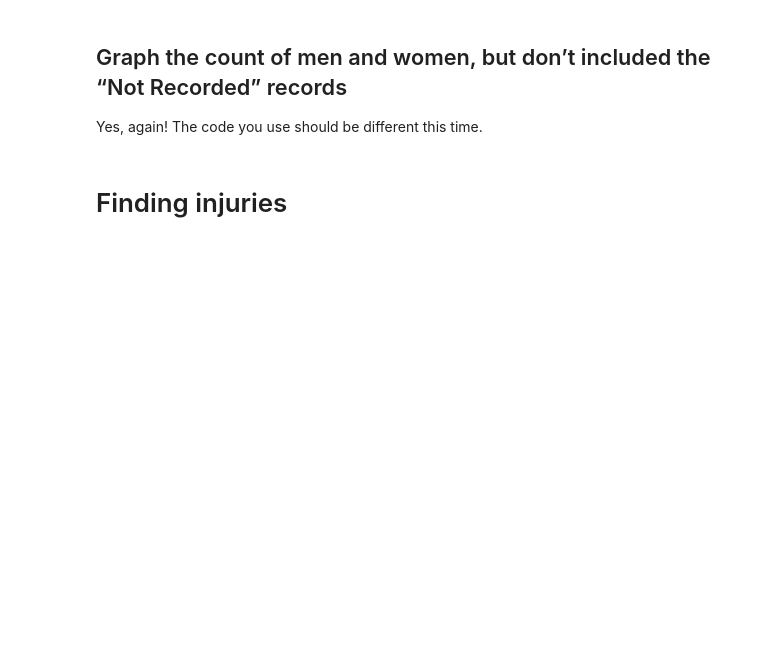
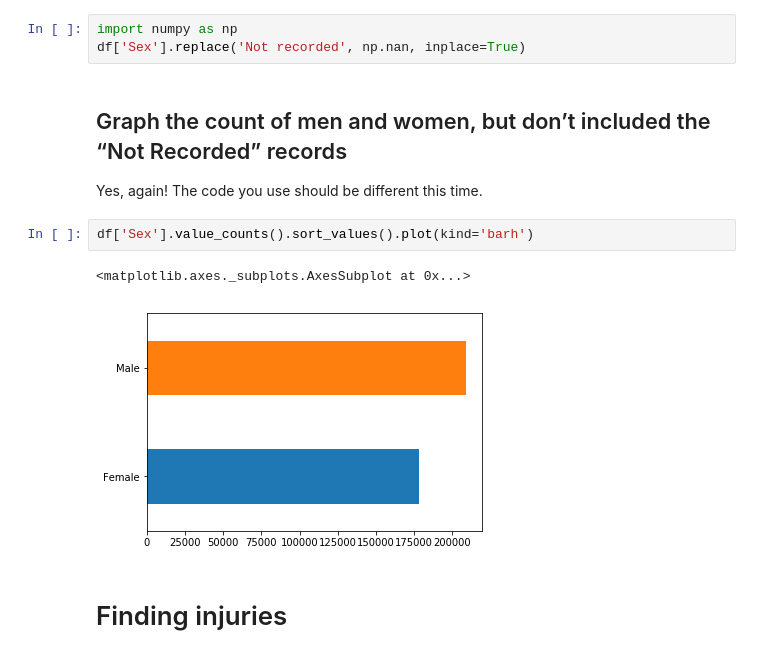
Before and after one commit to xeophin/lede-foundations, a Jupyter notebook: 06-classwork/NEISS - Question Set C.ipynb, the cells around one changed output. Drawn from its saved outputs; the diff is of its cells as text; blank space fills up the shorter version.

```diff
--- a/06-classwork/NEISS - Question Set C.ipynb
+++ b/06-classwork/NEISS - Question Set C.ipynb
@@ -83,10 +167,18 @@ It looks like bad data! Maybe we can drop it based on `Treatment_Date` being nul
 ## "Not recorded" seems silly - change it to be `NaN` instead
 
 If we've talked about it yet, don't use `na_values` for this.
+# %%
+import numpy as np
+df['Sex'].replace('Not recorded', np.nan, inplace=True)
 # %% [markdown]
 ## Graph the count of men and women, but don’t included the “Not Recorded” records
 
 Yes, again! The code you use should be different this time.
+# %%
+df['Sex'].value_counts().sort_values().plot(kind='barh')
+# %% [output]
+<matplotlib.axes._subplots.AxesSubplot at 0x...>
+[figure, added]
 # %% [markdown]
 # Finding injuries
 # %% [markdown]
```
Also changed, not shown: parts of 17 cells of this notebook.
